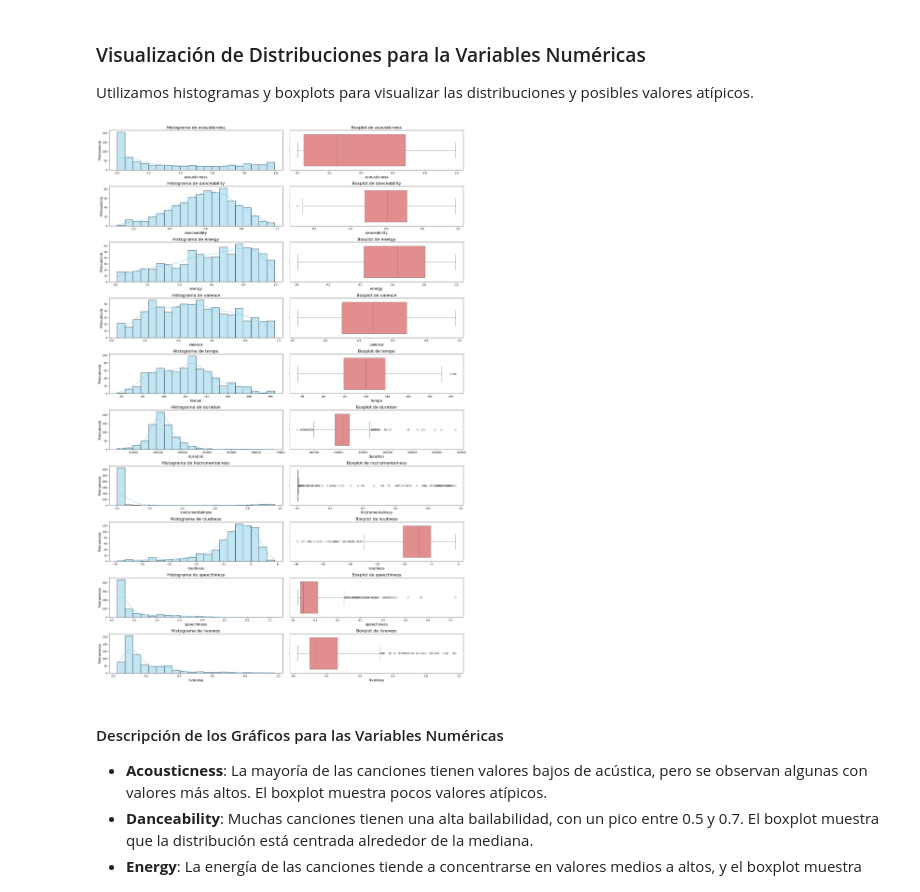
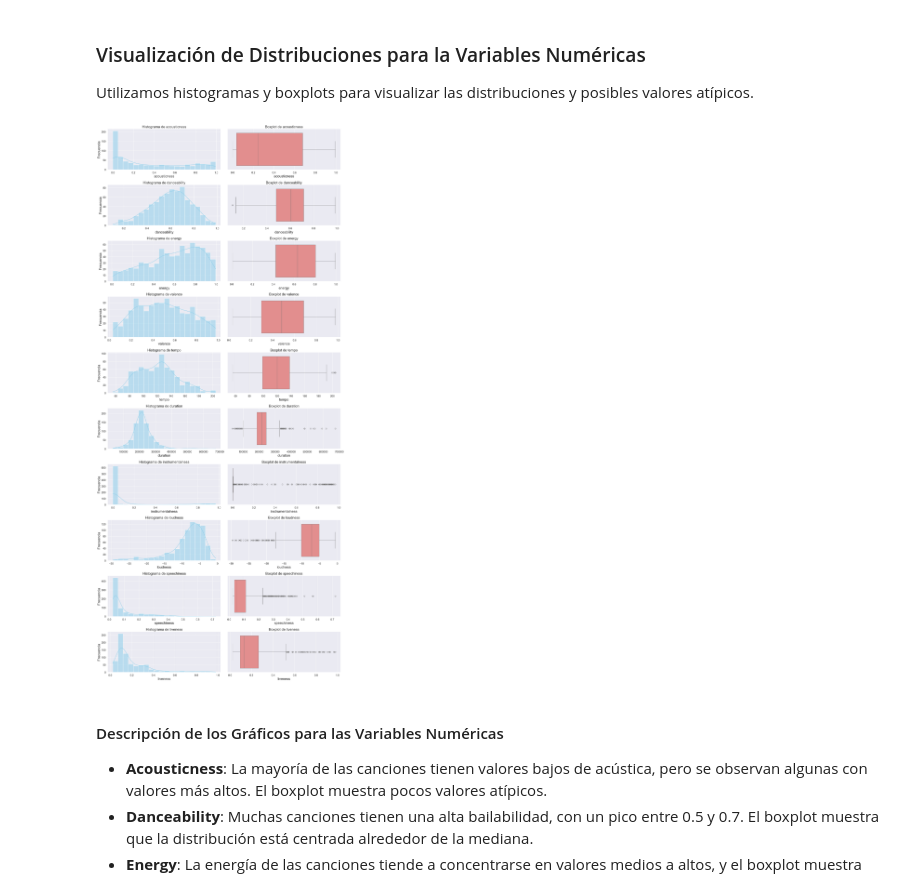
Before and after one commit to jonathancagua/CEIA-ADD, a Jupyter notebook: tp_spotify.ipynb, the cells around one changed output. Saved outputs shown, nothing was run; the diff lists cells and outputs as text; code cells hidden in the pictures.

Commit message:
some graphics were adjusted
Signed-off-by: Luciano <luciano106@gmail.com>

```diff
--- a/tp_spotify.ipynb
+++ b/tp_spotify.ipynb
@@ -358,35 +395,35 @@ No se encontraron anomalías en loudness.
 
 Utilizamos histogramas y boxplots para visualizar las distribuciones y posibles valores atípicos.
 # %%
-import seaborn as sns
-import matplotlib.pyplot as plt
-
 # Variables numéricas
 variables_numericas = ['acousticness', 'danceability', 'energy', 'valence', 'tempo', 'duration',
                        'instrumentalness', 'loudness', 'speechiness', 'liveness']
 
-# Crear un gráfico para cada variable numérica con gráficos más grandes y letras más grandes
-plt.figure(figsize=(20, 30))  # Aumentar el tamaño de los gráficos
+# Aumentar el tamaño de la figura
+plt.figure(figsize=(18, 40))  # Aumentar un poco más el tamaño de los gráficos
 
 for i, variable in enumerate(variables_numericas, 1):
     # Histograma
     plt.subplot(10, 2, i*2-1)
     sns.histplot(spotify_df[variable], bins=20, kde=True, color='skyblue')
-    plt.title(f'Histograma de {variable}', fontsize=16)  # Aumentar el tamaño del título
-    plt.xlabel(variable, fontsize=14)  # Aumentar el tamaño del eje X
-    plt.ylabel('Frecuencia', fontsize=14)  # Aumentar el tamaño del eje Y
+    plt.title(f'Histograma de {variable}', fontsize=18)  # Aumentar el tamaño del título
+    plt.xlabel(variable, fontsize=18)  # Aumentar el tamaño del eje X
+    plt.ylabel('Frecuencia', fontsize=18)  # Aumentar el tamaño del eje Y
 
     # Boxplot
     plt.subplot(10, 2, i*2)
     sns.boxplot(x=spotify_df[variable], color='lightcoral')
-    plt.title(f'Boxplot de {variable}', fontsize=16)  # Aumentar el tamaño del título
-    plt.xlabel(variable, fontsize=14)  # Aumentar el tamaño del eje X
+    plt.title(f'Boxplot de {variable}', fontsize=18)  # Aumentar el tamaño del título
+    plt.xlabel(variable, fontsize=18)  # Aumentar el tamaño del eje X
+
+# Añadir espacio entre las filas
+plt.subplots_adjust(hspace=0.6)  # Ajusta el espacio entre filas (0.6 para mayor separación)
 
 # Ajustar el layout para evitar solapamientos
 plt.tight_layout()
 plt.show()
 # %% [output]
-[figure, old version]
+[figure, new version]
 # %% [markdown]
 #### Descripción de los Gráficos para las Variables Numéricas
 
```
Also changed, not shown: parts of 18 cells of this notebook.
